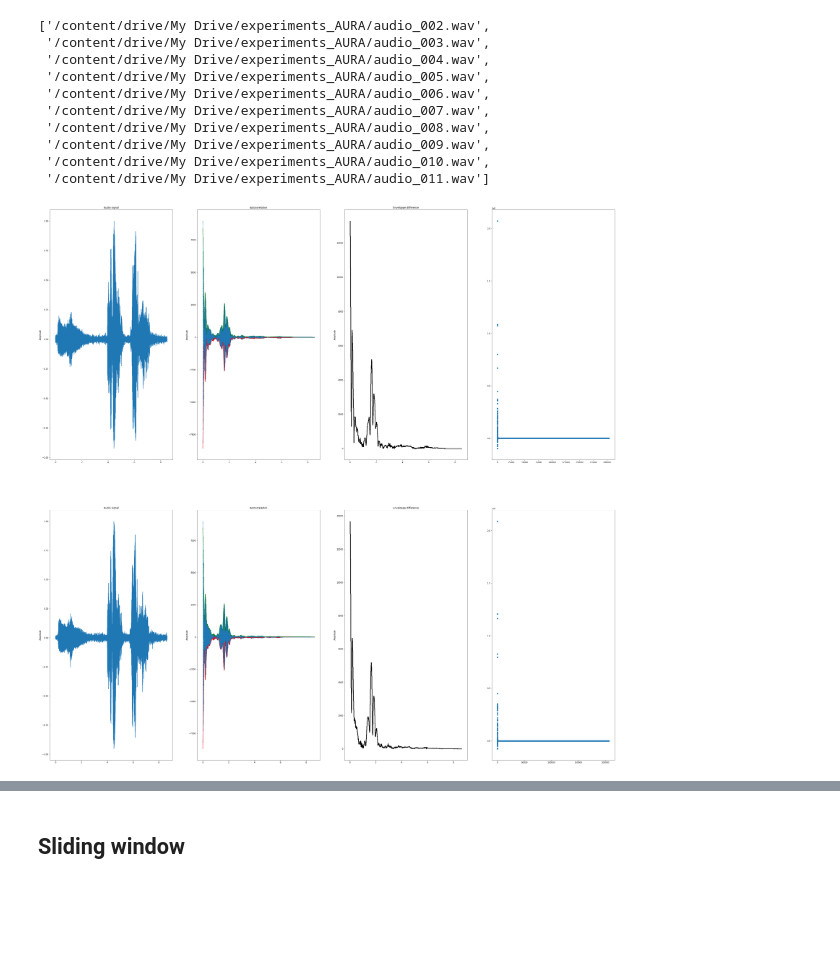
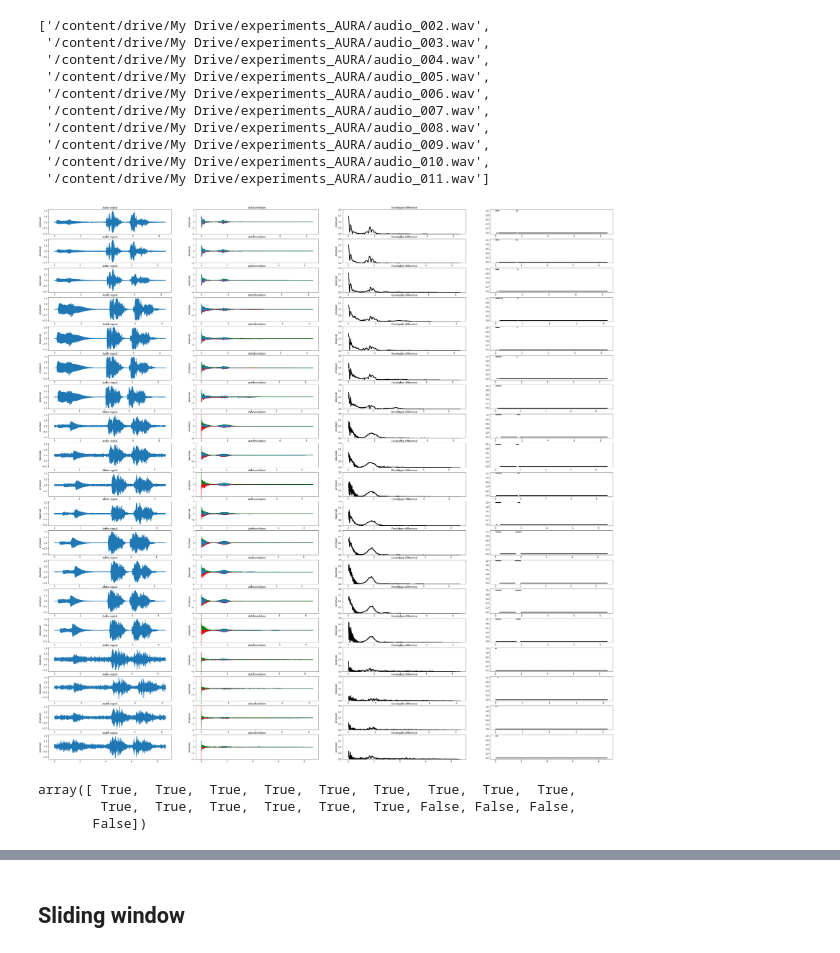
Before and after one commit to nima3333/AURA, a Jupyter notebook: aura_experiments.ipynb, the cells around one changed output, grey strips where cells are left out. Cells and saved outputs as stored; diff of their text form; code cells hidden in the pictures; blank space fills up the shorter version.

```diff
--- a/aura_experiments.ipynb
+++ b/aura_experiments.ipynb
@@ -60,7 +65,7 @@ time = [i/frequency for i in range(samples)]
 audio_normalised = audio_as_np_float32 / max_int16
 audio_normalised = audio_normalised / max(audio_normalised)
 #sos = signal.butter(30, 100, 'hp', fs=frequency, output='sos')
-audio_normalised = signal.sosfilt(sos, audio_normalised)
+#audio_normalised = signal.sosfilt(sos, audio_normalised)
 
 plt.plot(time, audio_normalised)
 plt.title('Audio signal')
@@ -157,10 +162,12 @@ Text(0, 0.5, 'Amplitude')
  '/content/drive/My Drive/experiments_AURA/audio_009.wav',
  '/content/drive/My Drive/experiments_AURA/audio_010.wav',
  '/content/drive/My Drive/experiments_AURA/audio_011.wav']
+# %%
+count = []
 # %%
 plt.rcParams["figure.figsize"] = (50,50)
 
-files = [f"/content/drive/My Drive/experiments_AURA/audio_{i:03d}.wav" for i in range(2, 4)]
+files = [f"/content/drive/My Drive/experiments_AURA/audio_{i:03d}.wav" for i in range(2, 21)]
 
 for i in range(len(files)):
   ifile = wave.open(files[i])
@@ -189,36 +196,54 @@ for i in range(len(files)):
 
   a = autocorrellation(audio_normalised)
 
-  a = (a[len(a)//2:])
+  a = a[len(a)//2:]
   """analytic_signal = hilbert(a)
   amplitude_envelope = np.abs(analytic_signal)"""
 
   #f2 = interp1d(time[:len(a)], amplitude_envelope, kind='cubic')
   #peaks, _ = find_peaks(amplitude_envelope, prominence=1)
   """analytic_signal = hilbert(amplitude_envelope)
   amplitude_envelope = np.abs(analytic_signal)"""
 
+  a = a / a[0]
   low_enveloppe, high_enveloppe = hl_envelopes_idx(a)
   low_enveloppe = interp1d(np.array(time)[low_enveloppe], a[low_enveloppe], kind="cubic", fill_value="extrapolate")
   high_enveloppe = interp1d(np.array(time)[high_enveloppe], a[high_enveloppe], kind="cubic", fill_value="extrapolate")
 
   plt.subplot(len(files), 4, 4*i+2)
+  plt.ylim((-2,2))
   plt.scatter(time[:len(a)], a, s=1)
   plt.plot(np.array(time), low_enveloppe(time), label='nearest', color='red')
   plt.plot(np.array(time), high_enveloppe(time), label='nearest', color='green')
+
   #plt.plot(np.array(time), high_enveloppe(time)-low_enveloppe(time), label='nearest', color='black')
 
   #plt.plot(time[:len(a)], f2(time[:len(a)]), label='envelope', color='red')
   #plt.plot(np.array(time[:len(a)]), amplitude_envelope, color="orange")
   plt.title('Autocorelation')
   plt.ylabel('Amplitude')
 
   plt.subplot(len(files), 4, 4*i+3)
   plt.scatter(np.array(time)[1000:], (high_enveloppe(time)-low_enveloppe(time))[1000:], label='nearest', color='black', s=1)
   plt.title('Enveloppe difference')
   plt.ylabel('Amplitude')
+  plt.ylim((0,2))
 
+  def threshold(array, limit=0.4):
+    a = np.array(array, copy=True)
+    a[a >= limit] = 1
+    a[a <  limit] = 0
+    return a
+
+  b = threshold((high_enveloppe(time)-low_enveloppe(time))[1000:])
+  count.append(np.count_nonzero(b))
   plt.subplot(len(files), 4, 4*i+4)
-  plt.scatter(range(len(real_dft((high_enveloppe(time)-low_enveloppe(time))[1000:]))), real_dft((high_enveloppe(time)-low_enveloppe(time))[1000:]))
+  plt.scatter(np.array(time)[1000:], b , label='nearest', color='black', s=1)
 # %% [output]
-[figure, old version]
+[figure, new version]
+# %%
+np.array(count) > 5000
+# %% [output]
+array([ True,  True,  True,  True,  True,  True,  True,  True,  True,
+        True,  True,  True,  True,  True,  True, False, False, False,
+       False])
```
Also changed, not shown: parts of 13 cells of this notebook.
